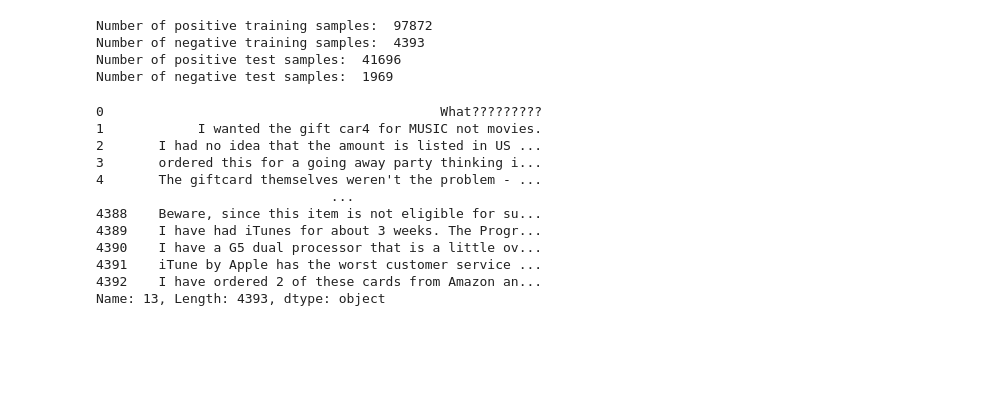
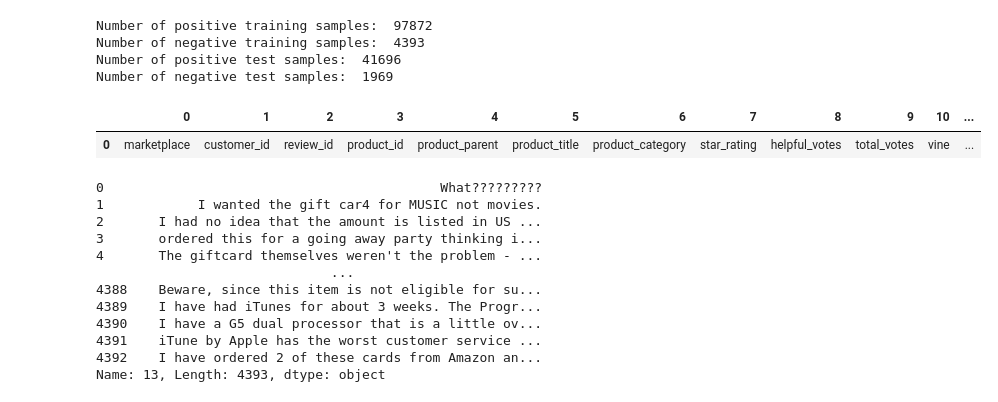
Before and after one commit to asingh86/MSc_MAS4061_Dissertation, a Jupyter notebook: ExperimentNotebook.ipynb, the cells around one changed output. Drawn from its saved outputs; the diff is of its cells as text; code cells hidden in the pictures; blank space fills up the shorter version.

```diff
--- a/ExperimentNotebook.ipynb
+++ b/ExperimentNotebook.ipynb
@@ -30,6 +40,12 @@ Number of positive training samples:  97872
 Number of negative training samples:  4393
 Number of positive test samples:  41696
 Number of negative test samples:  1969
+# %%
+#Columns in dataset
+files['header']
+# %% [output]
+|  | 0 | 1 | 2 | 3 | 4 | 5 | 6 | 7 | 8 | 9 | 10 | ... |
+| 0 | marketplace | customer_id | review_id | product_id | product_parent | product_title | product_category | star_rating | helpful_votes | total_votes | vine | ... |
 # %%
 #few samples of negative reviews
 files['train_neg'][13]
```
Also changed, not shown: parts of 9 cells of this notebook, 1 other file.
